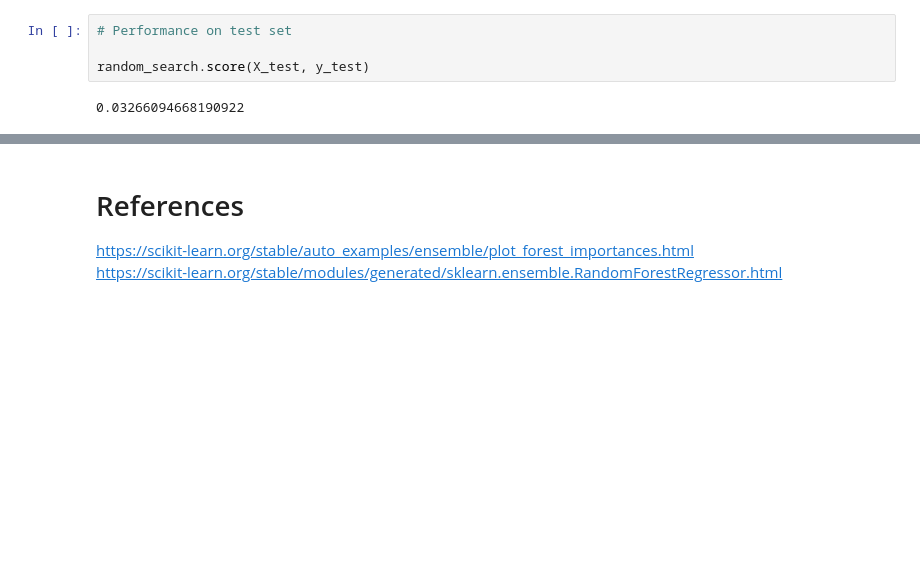
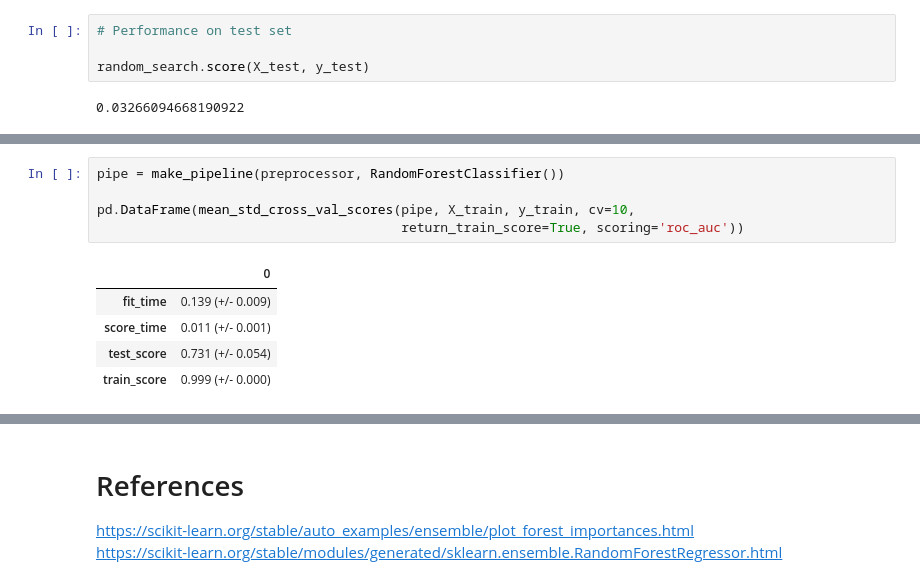
Before and after one commit to UBC-MDS/Coffee_quality_rating_predictor, a Jupyter notebook: notebooks/ML_experimentation.ipynb, the cells around one changed output, grey strips where cells are left out. Saved outputs shown, nothing was run; the diff lists cells and outputs as text; blank space fills up the shorter version.

```diff
--- a/notebooks/ML_experimentation.ipynb
+++ b/notebooks/ML_experimentation.ipynb
@@ -171,0 +186,11 @@ random_search.score(X_test, y_test)
+# %%
+pipe = make_pipeline(preprocessor, RandomForestClassifier())
+
+pd.DataFrame(mean_std_cross_val_scores(pipe, X_train, y_train, cv=10,
+                                       return_train_score=True, scoring='roc_auc'))
+# %% [output]
+|  | 0 |
+| fit_time | 0.139 (+/- 0.009) |
+| score_time | 0.011 (+/- 0.001) |
+| test_score | 0.731 (+/- 0.054) |
+| train_score | 0.999 (+/- 0.000) |
```
Also changed, not shown: parts of 4 cells of this notebook.
